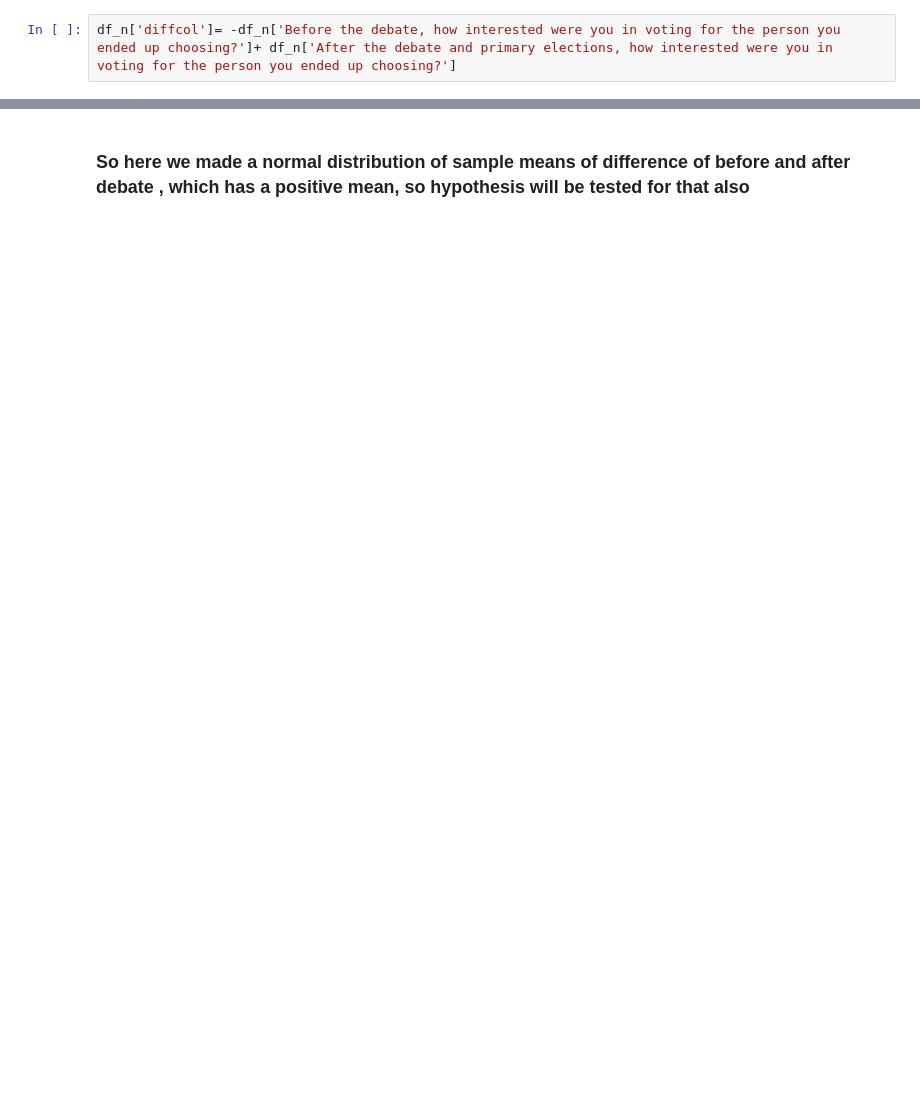
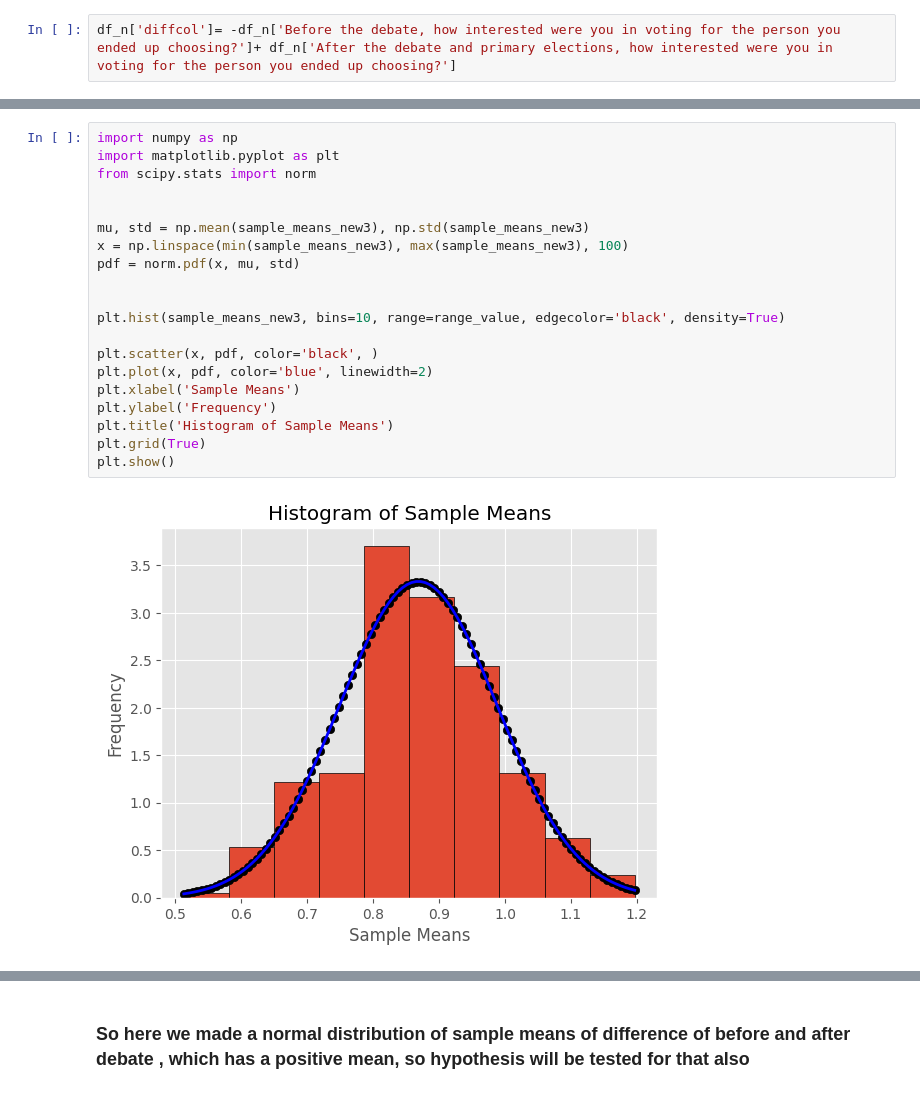
Before and after one commit to iamanirudh2004/Stats, a Jupyter notebook: secEDA.ipynb, the cells around one changed output, grey strips where cells are left out. Saved outputs shown, nothing was run; the diff lists cells and outputs as text; blank space fills up the shorter version.

```diff
--- a/secEDA.ipynb
+++ b/secEDA.ipynb
@@ -463,3 +490,25 @@ plt.show()
+# %%
+import numpy as np
+import matplotlib.pyplot as plt
+from scipy.stats import norm
+
+
+mu, std = np.mean(sample_means_new3), np.std(sample_means_new3)
+x = np.linspace(min(sample_means_new3), max(sample_means_new3), 100)
+pdf = norm.pdf(x, mu, std)
+
+
+plt.hist(sample_means_new3, bins=10, range=range_value, edgecolor='black', density=True)
+
+plt.scatter(x, pdf, color='black', )
+plt.plot(x, pdf, color='blue', linewidth=2)
+plt.xlabel('Sample Means')
+plt.ylabel('Frequency')
+plt.title('Histogram of Sample Means')
+plt.grid(True)
+plt.show()
+# %% [output]
+[figure, added]
 # %%
 sample_means_new3
 # %% [output]
```
Also changed, not shown: parts of 16 cells of this notebook, 2 other files.
